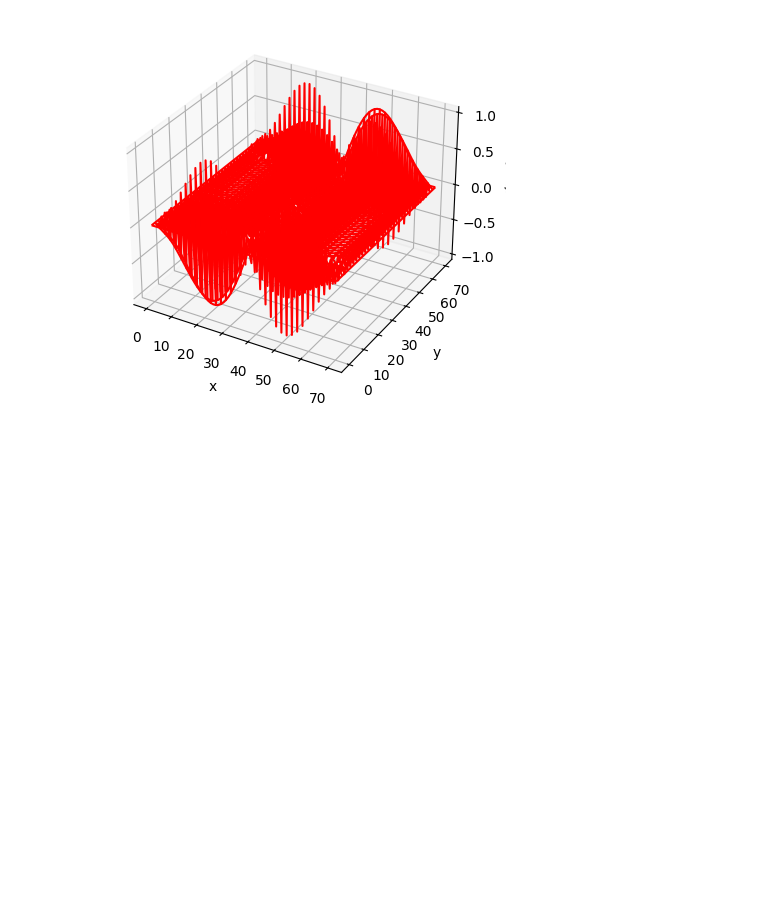
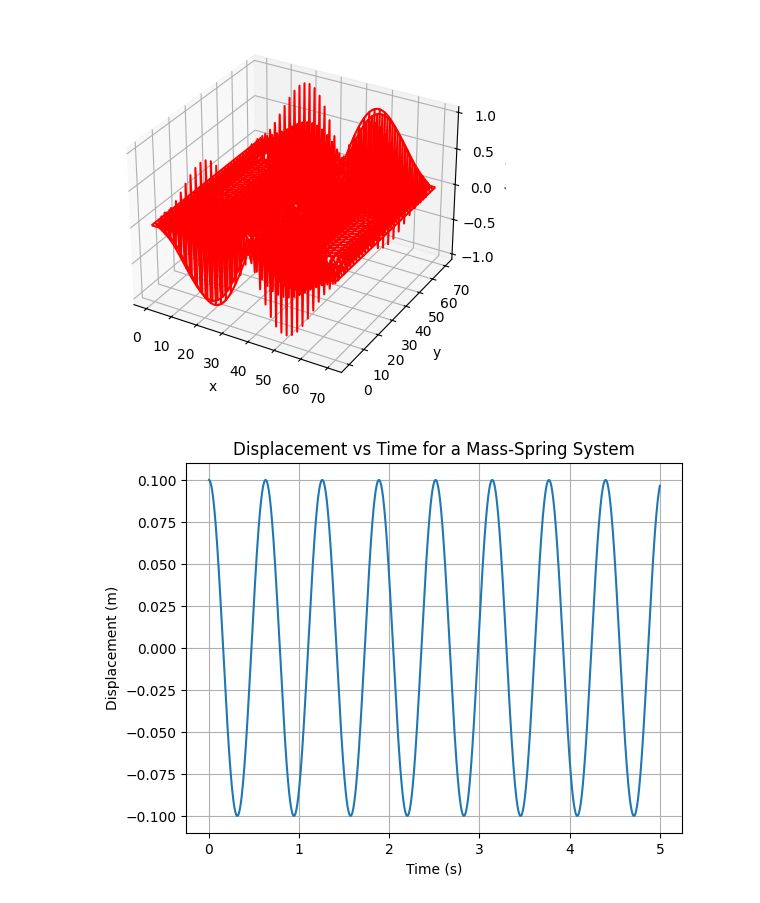
Before and after one commit to OmniaRaouf101/CP, a Jupyter notebook: Lab1.ipynb, the cells around one changed output. Cells and saved outputs as stored; diff of their text form; code cells hidden in the pictures; blank space fills up the shorter version.

```diff
--- a/Lab1.ipynb
+++ b/Lab1.ipynb
@@ -385,3 +385,44 @@ ax.set_zlabel('u(x,y)')
 p.show()
 # %% [output]
 [figure]
+# %%
+import numpy as np
+import matplotlib.pyplot as plt
+
+def displacement(t, m, k, y0):
+    """
+    Calculate the displacement y(t) for a mass-spring system.
+
+    Parameters:
+    - t: Time array.
+    - m: Mass of the object.
+    - k: Spring constant.
+    - y0: Initial displacement.
+
+    Returns:
+    - y: Displacement array.
+    """
+    omega = np.sqrt(k / m)  # Angular frequency
+    y = y0 * np.cos(omega * t)
+    return y
+
+# Parameters
+m = 1.0       # Mass (kg)
+k = 100.0     # Spring constant (N/m)
+y0 = 0.1      # Initial displacement (m)
+
+# Time array
+t = np.linspace(0, 5, 1000)
+
+# Calculate displacement
+y = displacement(t, m, k, y0)
+
+# Plotting
+plt.plot(t, y)
+plt.title('Displacement vs Time for a Mass-Spring System')
+plt.xlabel('Time (s)')
+plt.ylabel('Displacement (m)')
+plt.grid(True)
+plt.show()
+# %% [output]
+[figure, added]
```
